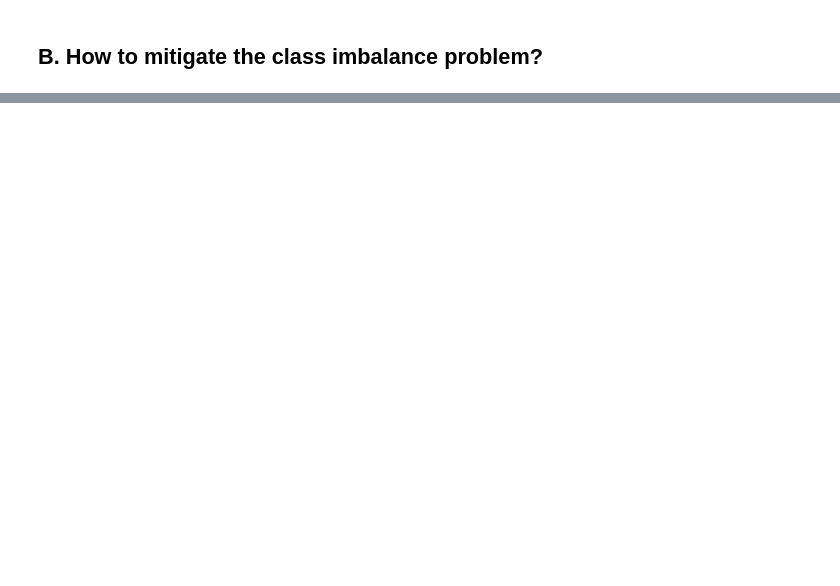
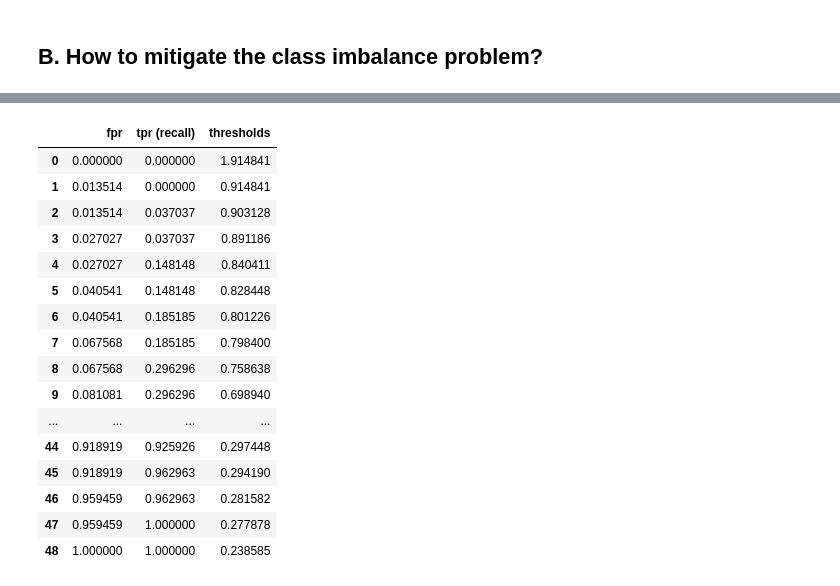
Before and after one commit to MhDia/MLteaching, a Jupyter notebook: ClassImbalanceOverview.ipynb, the cells around one changed output, grey strips where cells are left out. Cells and saved outputs as stored; diff of their text form; code cells hidden in the pictures; blank space fills up the shorter version.

```diff
--- a/ClassImbalanceOverview.ipynb
+++ b/ClassImbalanceOverview.ipynb
@@ -79,0 +227,24 @@ Apply `class_weight` (or `sample_weight` in the `fit` method) in `sklearn`. This
+# %%
+pd.DataFrame({
+    'fpr': fpr,
+    'tpr (recall)': tpr,
+    'thresholds': thresholds
+})
+# %% [output]
+|  | fpr | tpr (recall) | thresholds |
+| 0 | 0.000000 | 0.000000 | 1.914841 |
+| 1 | 0.013514 | 0.000000 | 0.914841 |
+| 2 | 0.013514 | 0.037037 | 0.903128 |
+| 3 | 0.027027 | 0.037037 | 0.891186 |
+| 4 | 0.027027 | 0.148148 | 0.840411 |
+| 5 | 0.040541 | 0.148148 | 0.828448 |
+| 6 | 0.040541 | 0.185185 | 0.801226 |
+| 7 | 0.067568 | 0.185185 | 0.798400 |
+| 8 | 0.067568 | 0.296296 | 0.758638 |
+| 9 | 0.081081 | 0.296296 | 0.698940 |
+| ... | ... | ... | ... |
+| 44 | 0.918919 | 0.925926 | 0.297448 |
+| 45 | 0.918919 | 0.962963 | 0.294190 |
+| 46 | 0.959459 | 0.962963 | 0.281582 |
+| 47 | 0.959459 | 1.000000 | 0.277878 |
+| 48 | 1.000000 | 1.000000 | 0.238585 |
```
Also changed, not shown: parts of 44 cells of this notebook.
